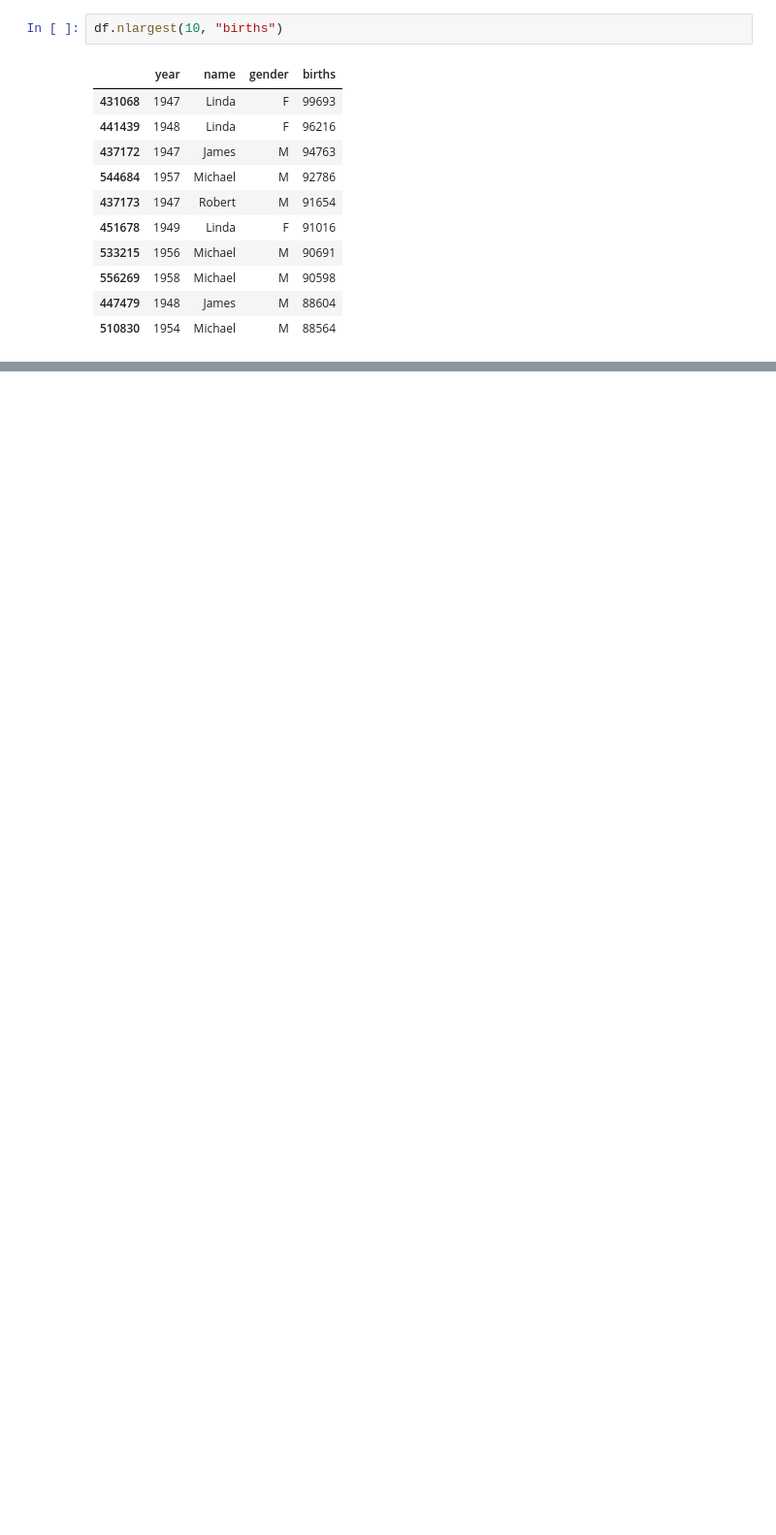
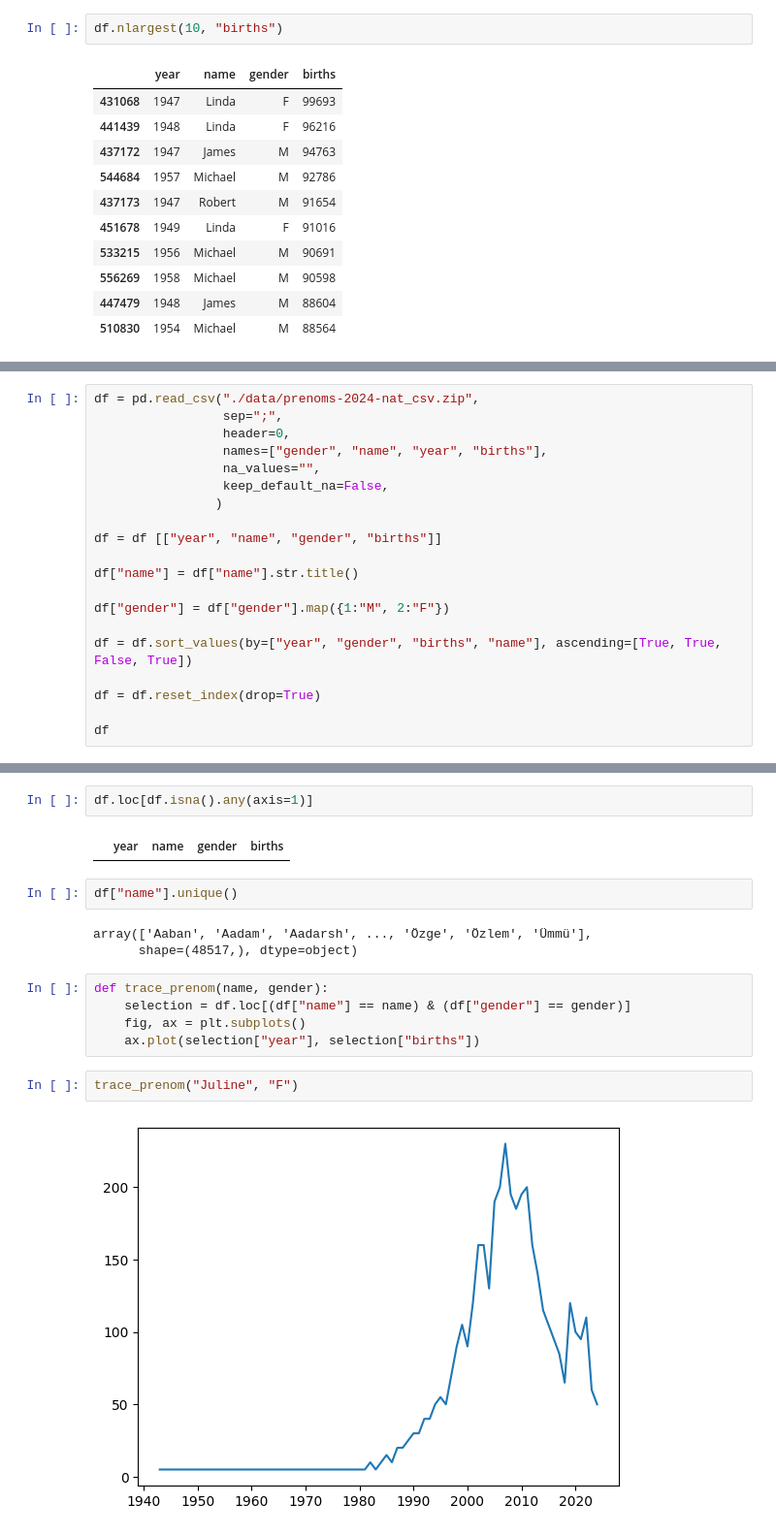
Before and after one commit to fran6w/TIDE, a Jupyter notebook: 02_TIDE_session.ipynb, the cells around one changed output, grey strips where cells are left out. Shown at 97% size. Drawn from its saved outputs; the diff is of its cells as text; blank space fills up the shorter version.

```diff
--- a/02_TIDE_session.ipynb
+++ b/02_TIDE_session.ipynb
@@ -237,0 +284,20 @@ df.nlargest(10, "births")
+# %%
+df = pd.read_csv("./data/prenoms-2024-nat_csv.zip",
+                 sep=";",
+                 header=0,
+                 names=["gender", "name", "year", "births"],
+                 na_values="",
+                 keep_default_na=False,
+                )
+
+df = df [["year", "name", "gender", "births"]]
+
+df["name"] = df["name"].str.title()
+
+df["gender"] = df["gender"].map({1:"M", 2:"F"})
+
+df = df.sort_values(by=["year", "gender", "births", "name"], ascending=[True, True, False, True])
+
+df = df.reset_index(drop=True)
+
+df
@@ -237,0 +326,18 @@ df.nlargest(10, "births")
+# %%
+df.loc[df.isna().any(axis=1)]
+# %% [output]
+|  | year | name | gender | births |
+# %%
+df["name"].unique()
+# %% [output]
+array(['Aaban', 'Aadam', 'Aadarsh', ..., 'Özge', 'Özlem', 'Ümmü'],
+      shape=(48517,), dtype=object)
+# %%
+def trace_prenom(name, gender):
+    selection = df.loc[(df["name"] == name) & (df["gender"] == gender)]
+    fig, ax = plt.subplots()
+    ax.plot(selection["year"], selection["births"])
+# %%
+trace_prenom("Juline", "F")
+# %% [output]
+[figure, added]
```
Also changed, not shown: parts of 25 cells of this notebook, 1 other file.
